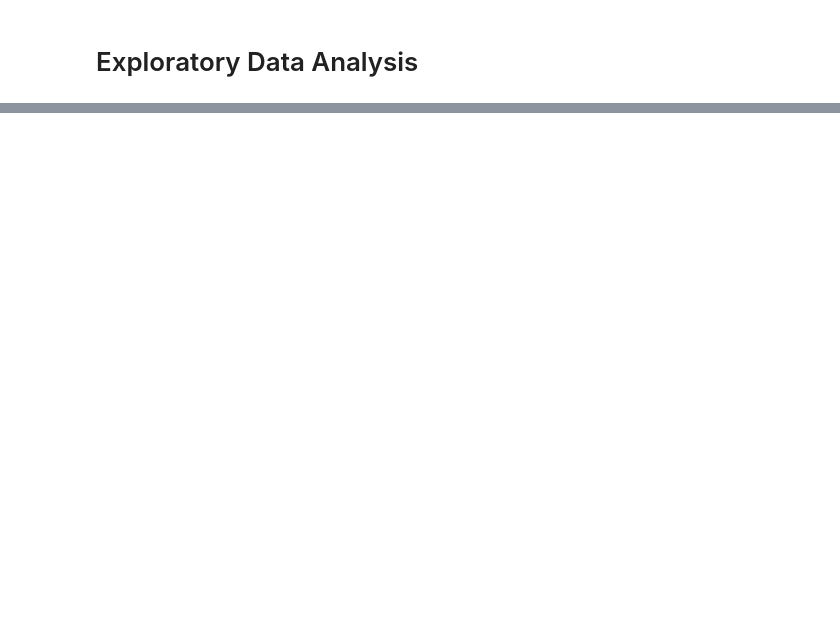
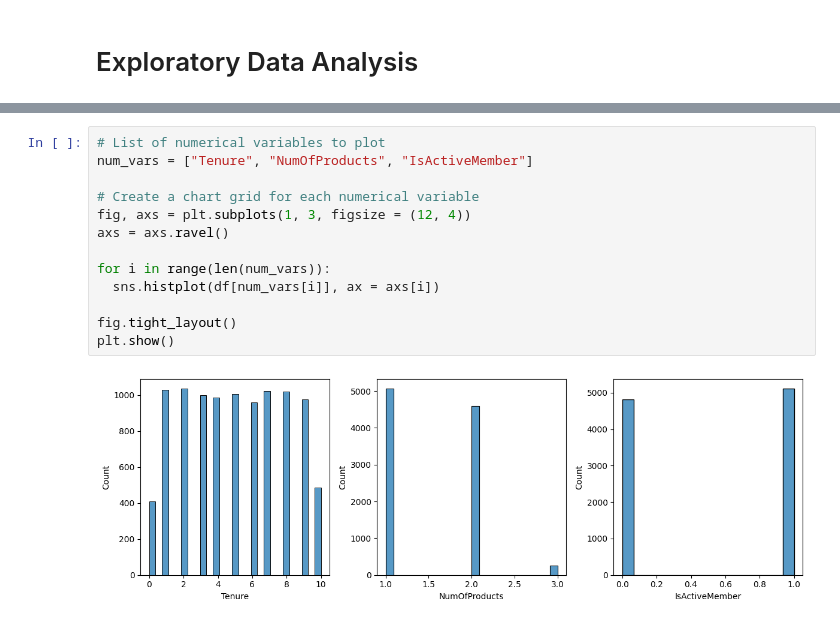
Before and after one commit to nguyenhuynhtu11/CreditCard_Churn, a Jupyter notebook: CreditCard_Customer_Churn.ipynb, the cells around one changed output, grey strips where cells are left out. Drawn from its saved outputs; the diff is of its cells as text; blank space fills up the shorter version.

```diff
--- a/CreditCard_Customer_Churn.ipynb
+++ b/CreditCard_Customer_Churn.ipynb
@@ -69,0 +186,15 @@ num_vars = ["CreditScore", "Age", "Tenure", "Balance","NumOfProducts", "IsActive
+# %%
+# List of numerical variables to plot
+num_vars = ["Tenure", "NumOfProducts", "IsActiveMember"]
+
+# Create a chart grid for each numerical variable
+fig, axs = plt.subplots(1, 3, figsize = (12, 4))
+axs = axs.ravel()
+
+for i in range(len(num_vars)):
+  sns.histplot(df[num_vars[i]], ax = axs[i])
+
+fig.tight_layout()
+plt.show()
+# %% [output]
+[figure, added]
```
Also changed, not shown: parts of 25 cells of this notebook.
